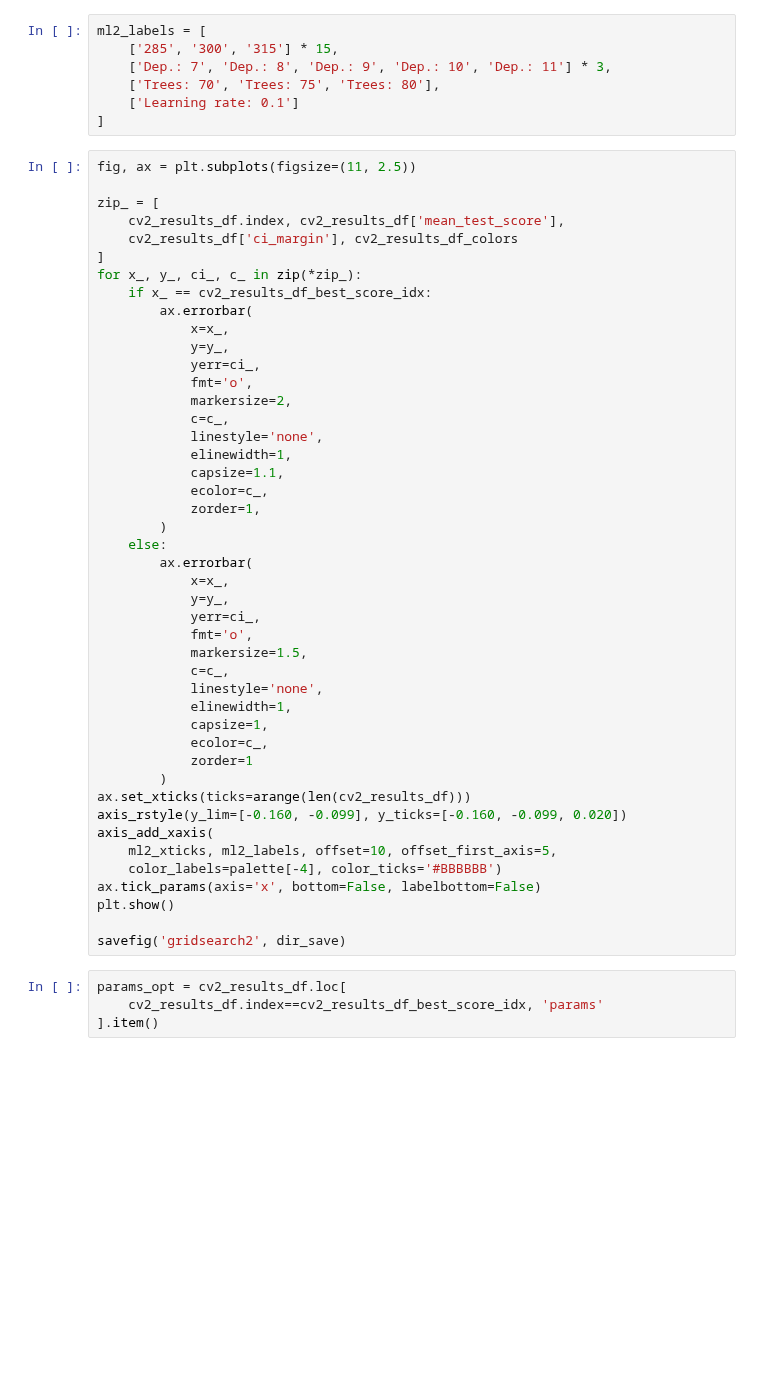
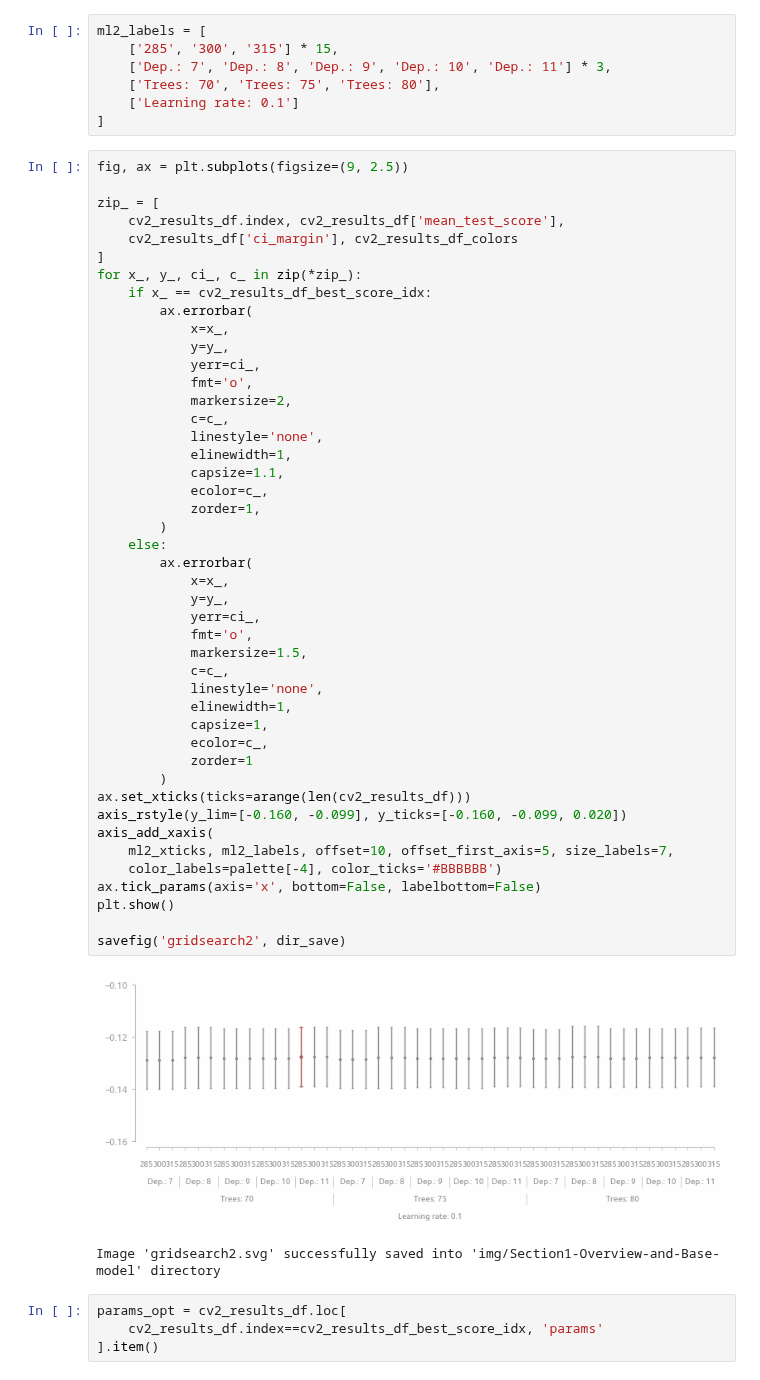
Before and after one commit to a-chasovsky/house-prices, a Jupyter notebook: Section1-Overview-and-Base-model.ipynb, the cells around one changed output. Saved outputs shown, nothing was run; the diff lists cells and outputs as text; blank space fills up the shorter version.

```diff
--- a/Section1-Overview-and-Base-model.ipynb
+++ b/Section1-Overview-and-Base-model.ipynb
@@ -700,7 +1014,7 @@ ml2_labels = [
     ['Learning rate: 0.1']
 ]
 # %%
-fig, ax = plt.subplots(figsize=(11, 2.5))
+fig, ax = plt.subplots(figsize=(9, 2.5))
 
 zip_ = [
     cv2_results_df.index, cv2_results_df['mean_test_score'],
@@ -716,34 +1030,37 @@ for x_, y_, ci_, c_ in zip(*zip_):
             markersize=2,
             c=c_,
             linestyle='none',
             elinewidth=1,
             capsize=1.1,
             ecolor=c_,
             zorder=1,
         )
     else:
         ax.errorbar(
             x=x_,
             y=y_,
             yerr=ci_,
             fmt='o',
             markersize=1.5,
             c=c_,
             linestyle='none',
             elinewidth=1,
             capsize=1,
             ecolor=c_,
             zorder=1
         )
 ax.set_xticks(ticks=arange(len(cv2_results_df)))
 axis_rstyle(y_lim=[-0.160, -0.099], y_ticks=[-0.160, -0.099, 0.020])
 axis_add_xaxis(
-    ml2_xticks, ml2_labels, offset=10, offset_first_axis=5,
+    ml2_xticks, ml2_labels, offset=10, offset_first_axis=5, size_labels=7,
     color_labels=palette[-4], color_ticks='#BBBBBB')
 ax.tick_params(axis='x', bottom=False, labelbottom=False)
 plt.show()
 
 savefig('gridsearch2', dir_save)
+# %% [output]
+[figure, added]
+Image 'gridsearch2.svg' successfully saved into 'img/Section1-Overview-and-Base-model' directory
 # %%
 params_opt = cv2_results_df.loc[
     cv2_results_df.index==cv2_results_df_best_score_idx, 'params'
```
Also changed, not shown: parts of 78 cells of this notebook, 16 other files.
